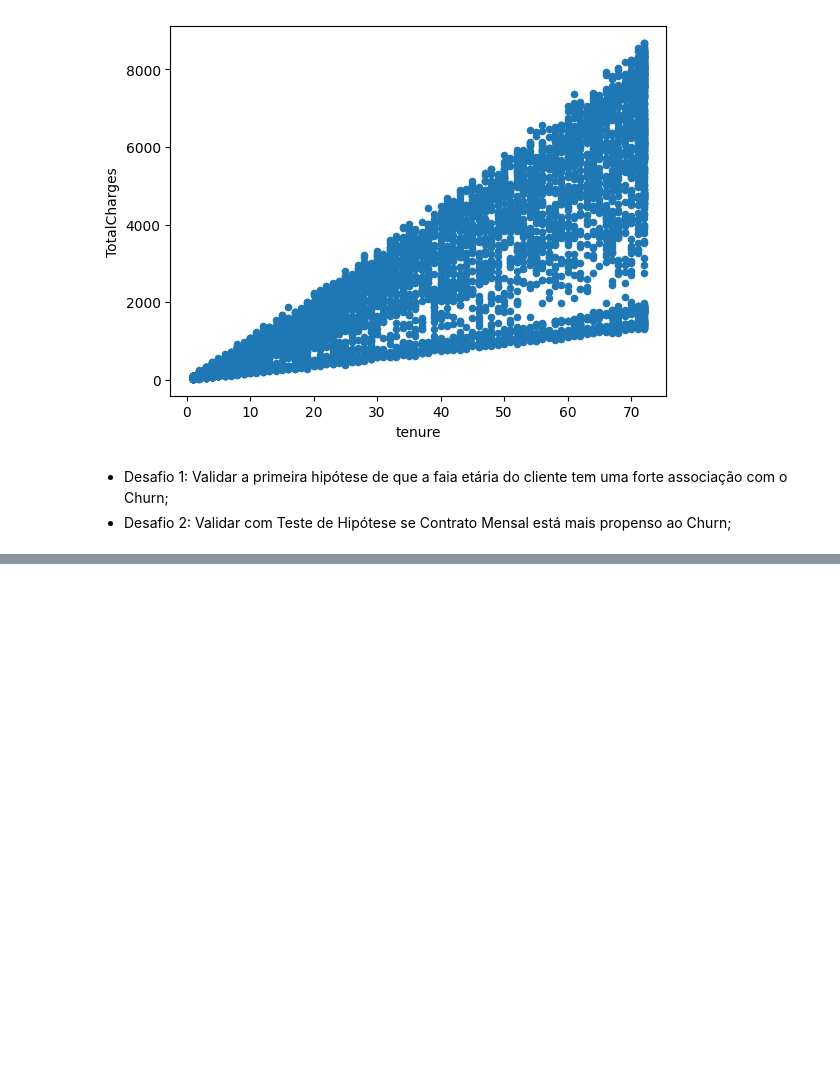
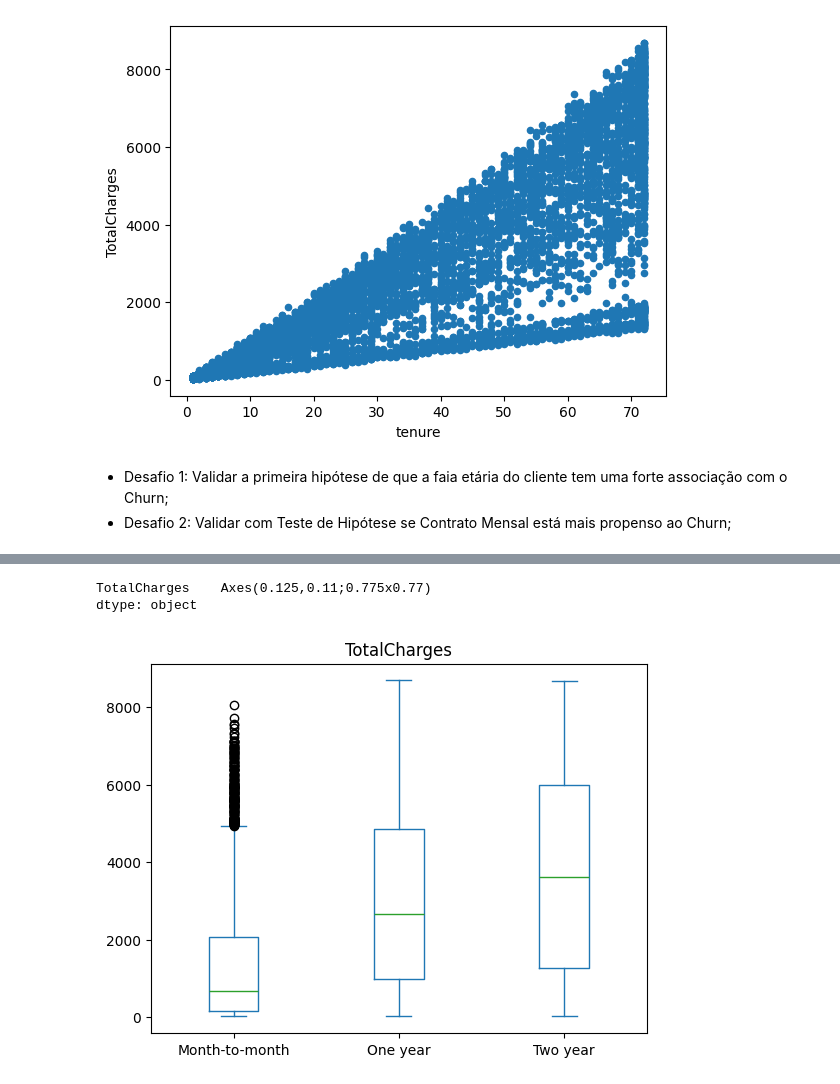
Before and after one commit to HikaroRibeiro/EDA, a Jupyter notebook: eda_churn.ipynb, the cells around one changed output, grey strips where cells are left out. Saved outputs shown, nothing was run; the diff lists cells and outputs as text; code cells hidden in the pictures; blank space fills up the shorter version.

```diff
--- a/eda_churn.ipynb
+++ b/eda_churn.ipynb
@@ -876,0 +928,8 @@ df_churn.plot.scatter(x='tenure',y='TotalCharges')
+# %%
+# Box Plot agrupado por Contract. Analisar o comportamento do TotalCharge específico para cada contrato.
+# As barras em "T" e "T" invertido, significam os limites superior e inferior.
+df_churn.plot.box(column='TotalCharges', by='Contract')
+# %% [output]
+TotalCharges    Axes(0.125,0.11;0.775x0.77)
+dtype: object
+[figure, added]
```
Also changed, not shown: parts of 13 cells of this notebook.
